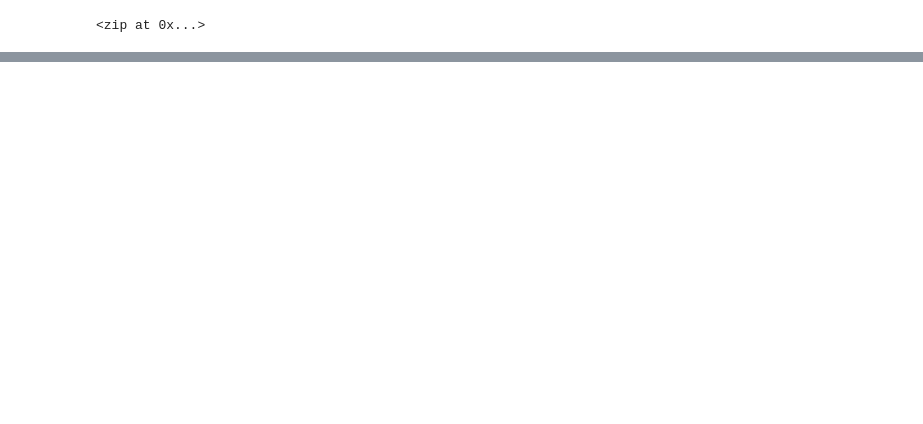
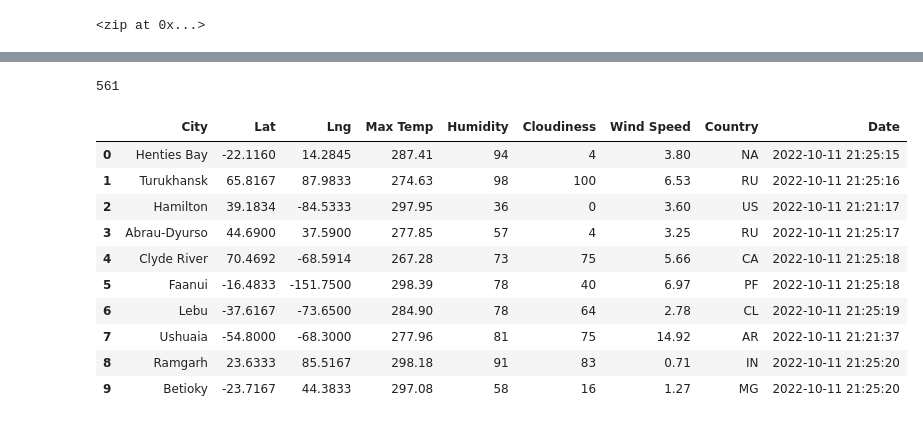
Before and after one commit to RexBas90/World_Weather_Analysis, a Jupyter notebook: WeatherPy.ipynb, the cells around one changed output, grey strips where cells are left out. Cells and saved outputs as stored; diff of their text form; code cells hidden in the pictures; blank space fills up the shorter version.

Commit message:
Updated gitignore, WeatherPy and adding weather_data

```diff
--- a/WeatherPy.ipynb
+++ b/WeatherPy.ipynb
@@ -3,3 +3,26 @@
 import pandas as pd
 import matplotlib as plt
 import numpy as np
+
+# Import the requests library
+import requests
+
+# Import the API key.
+from config import weather_api_key
+
+# Import the time library and the datetime module from the datetime library
+import time
+from datetime import datetime
+
+# Define url
+url = "https://api.openweathermap.org/data/2.5/weather?"
+# %%
+# Create an empty list to hold the weather data.
+city_data = []
+# Print the beginning of the logging.
+print("Beginning Data Retrieval     ")
+print("-----------------------------")
+
+# Create counters.
+record_count = 1
+set_count = 1
@@ -55,0 +151,20 @@ len(cities)
+# %%
+len(city_data)
+# %% [output]
+561
+# %%
+# Convert the array of dictionaries to a Pandas DataFrame.
+city_data_df = pd.DataFrame(city_data)
+city_data_df.head(10)
+# %% [output]
+|  | City | Lat | Lng | Max Temp | Humidity | Cloudiness | Wind Speed | Country | Date |
+| 0 | Henties Bay | -22.1160 | 14.2845 | 287.41 | 94 | 4 | 3.80 | NA | 2022-10-11 21:25:15 |
+| 1 | Turukhansk | 65.8167 | 87.9833 | 274.63 | 98 | 100 | 6.53 | RU | 2022-10-11 21:25:16 |
+| 2 | Hamilton | 39.1834 | -84.5333 | 297.95 | 36 | 0 | 3.60 | US | 2022-10-11 21:21:17 |
+| 3 | Abrau-Dyurso | 44.6900 | 37.5900 | 277.85 | 57 | 4 | 3.25 | RU | 2022-10-11 21:25:17 |
+| 4 | Clyde River | 70.4692 | -68.5914 | 267.28 | 73 | 75 | 5.66 | CA | 2022-10-11 21:25:18 |
+| 5 | Faanui | -16.4833 | -151.7500 | 298.39 | 78 | 40 | 6.97 | PF | 2022-10-11 21:25:18 |
+| 6 | Lebu | -37.6167 | -73.6500 | 284.90 | 78 | 64 | 2.78 | CL | 2022-10-11 21:25:19 |
+| 7 | Ushuaia | -54.8000 | -68.3000 | 277.96 | 81 | 75 | 14.92 | AR | 2022-10-11 21:21:37 |
+| 8 | Ramgarh | 23.6333 | 85.5167 | 298.18 | 91 | 83 | 0.71 | IN | 2022-10-11 21:25:20 |
+| 9 | Betioky | -23.7167 | 44.3833 | 297.08 | 58 | 16 | 1.27 | MG | 2022-10-11 21:25:20 |
```
Also changed, not shown: parts of 7 cells of this notebook, 2 other files.
